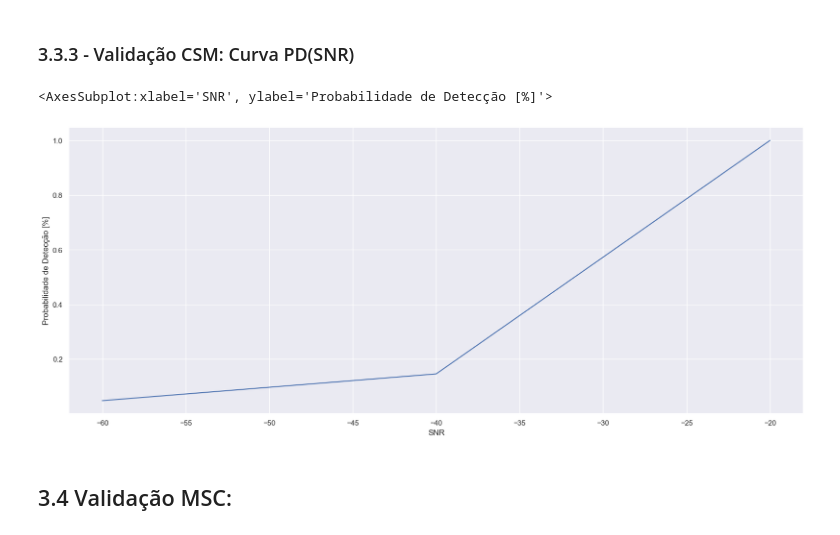
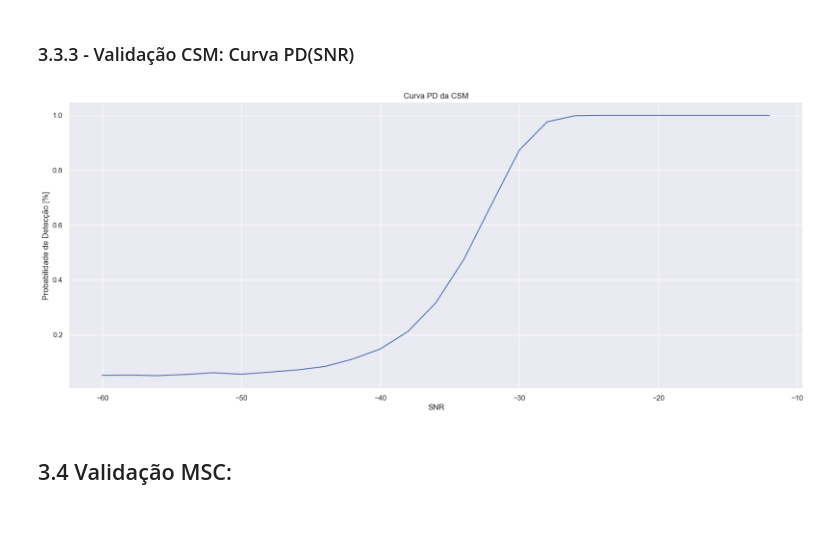
Before and after one commit to Alexandre-Caldeira/detection-theory-101, a Jupyter notebook: notebooks/comCalma.ipynb, the cells around one changed output. Cells and saved outputs as stored; diff of their text form; code cells hidden in the pictures.

Commit message:
salvando imagens

```diff
--- a/notebooks/comCalma.ipynb
+++ b/notebooks/comCalma.ipynb
@@ -840,38 +840,37 @@ tj = 100 # 1 seg/jan
 N = M*tj # num. de pontos na senóide
 x = senoide(amplitude=1, N=N, f0 = f0, fs=fs)
 limiar = vc_MSC(M=M) # alpha = 5%
 
 amplitudeRuido = 0
 energia_ruido = 1
 listaSNRs = np.arange(-60,-10,2)
-probDetec = np.zeros((len(listaSNRs),1))
+probDetecCSM = np.zeros((len(listaSNRs),1))
 nd  = 0
 
 for i in tqdm(range(0,len(listaSNRs)), desc = 'Simulando'):
     SNRi = listaSNRs[i]; nd = 0;
     A = 10**(SNRi/20)*(energia_ruido**2);
 
     for _ in range(0,nSim):
         # Soma ruido aleatório novo à senóide inicial, em cada simulação:
         ruido =  amplitudeRuido+ energia_ruido*rd.randn(N,)
         sinal = A*x  + ruido
 
         # Calcula SFT na f0:
         [_, ORD]= ord_CSM(sinal = sinal, tamanhoJanela=tj, M= M)
 
         # Detecção?
         bin_f0 = round(len(ORD)*f0/fs)
         if  ORD[bin_f0] > limiar: nd +=1
 
-    probDetec[i] = nd/nSim
+    probDetecCSM[i] = nd/nSim
     # print('Probabilidade de detecção atingida:', (nd/nSim)*100,'\b%')
 
-pD = pd.DataFrame({'SNR': listaSNRs,'Probabilidade de Detecção [%]':probDetec[:,0]})
+pD = pd.DataFrame({'SNR': listaSNRs,'Probabilidade de Detecção [%]':probDetecCSM[:,0]})
 sns.lineplot(data = pD,x='SNR',y='Probabilidade de Detecção [%]');
 plt.title('Curva PD da CSM');
 # %% [output]
-<AxesSubplot:xlabel='SNR', ylabel='Probabilidade de Detecção [%]'>
-[figure, old version]
+[figure, new version]
 # %% [markdown]
 ## 3.4 Validação MSC:
 # %% [markdown]
```
Also changed, not shown: parts of 15 cells of this notebook, 15 other files.
